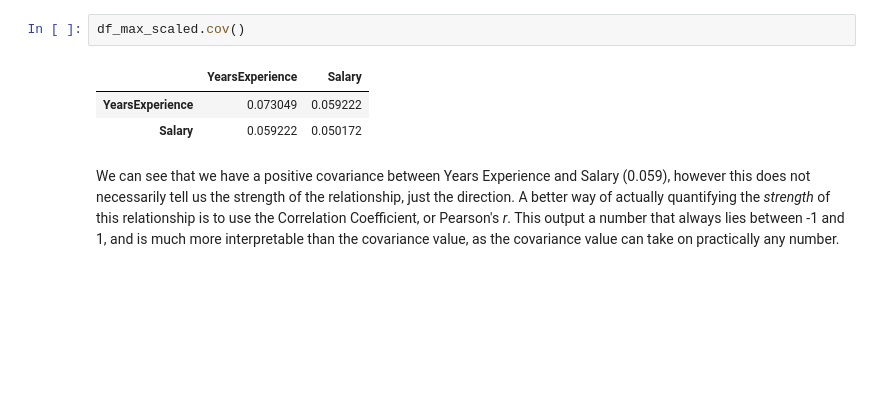
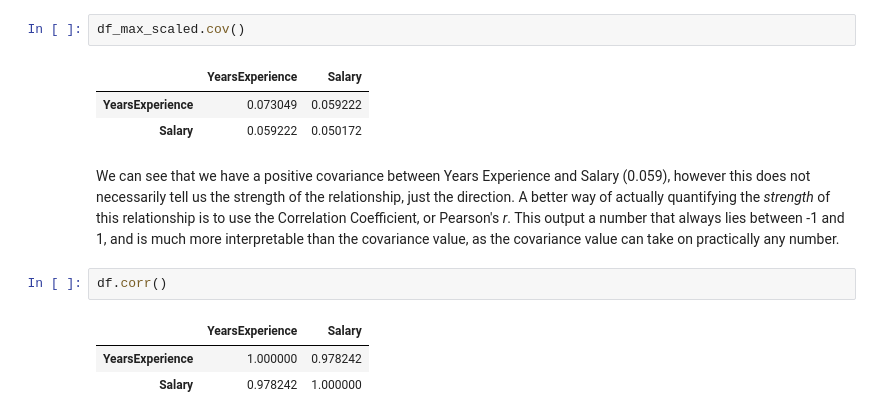
Before and after one commit to QuachAndy329/LinearRegression, a Jupyter notebook: LinearRegression.ipynb, the cells around one changed output. Drawn from its saved outputs; the diff is of its cells as text; blank space fills up the shorter version.

```diff
--- a/LinearRegression.ipynb
+++ b/LinearRegression.ipynb
@@ -114,3 +116,9 @@ df_max_scaled.cov()
 | Salary | 0.059222 | 0.050172 |
 # %% [markdown]
 We can see that we have a positive covariance between Years Experience and Salary (0.059), however this does not necessarily tell us the strength of the relationship, just the direction. A better way of actually quantifying the *strength* of this relationship is to use the Correlation Coefficient, or Pearson's *r*. This output a number that always lies between -1 and 1, and is much more interpretable than the covariance value, as the covariance value can take on practically any number.
+# %%
+df.corr()
+# %% [output]
+|  | YearsExperience | Salary |
+| YearsExperience | 1.000000 | 0.978242 |
+| Salary | 0.978242 | 1.000000 |
```
Also changed, not shown: parts of 1 cell of this notebook.
